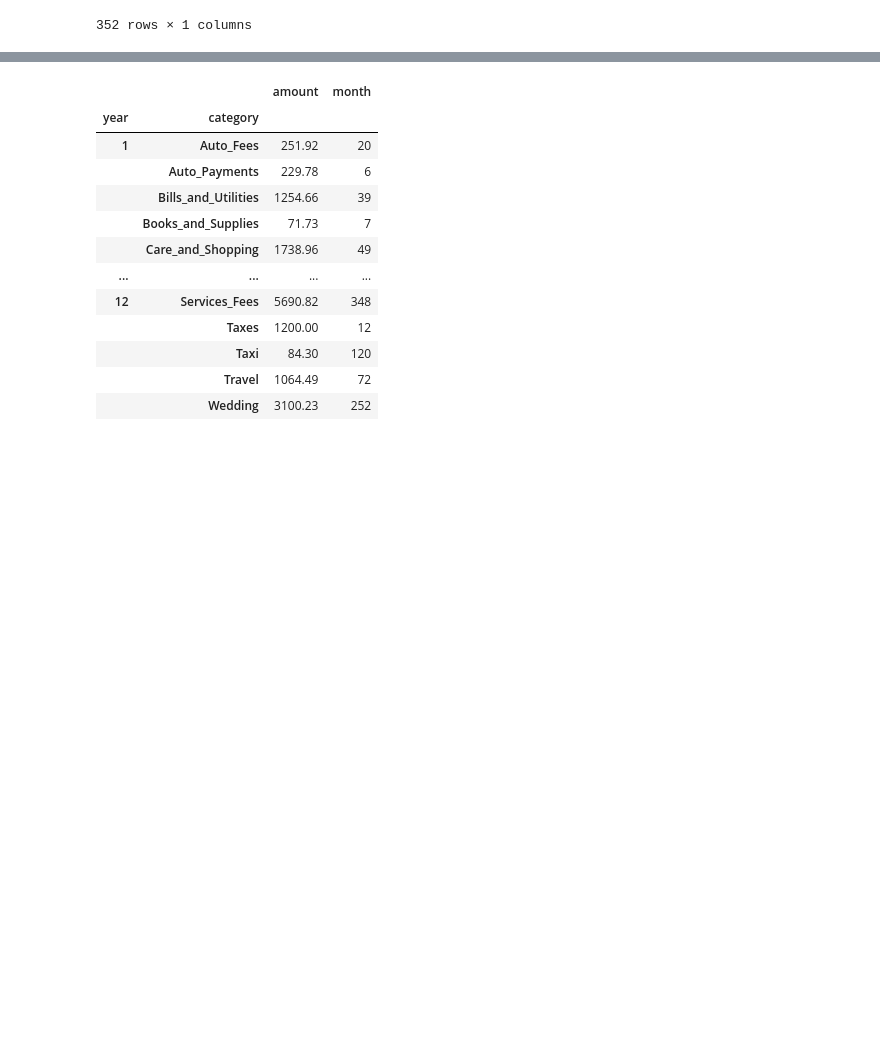
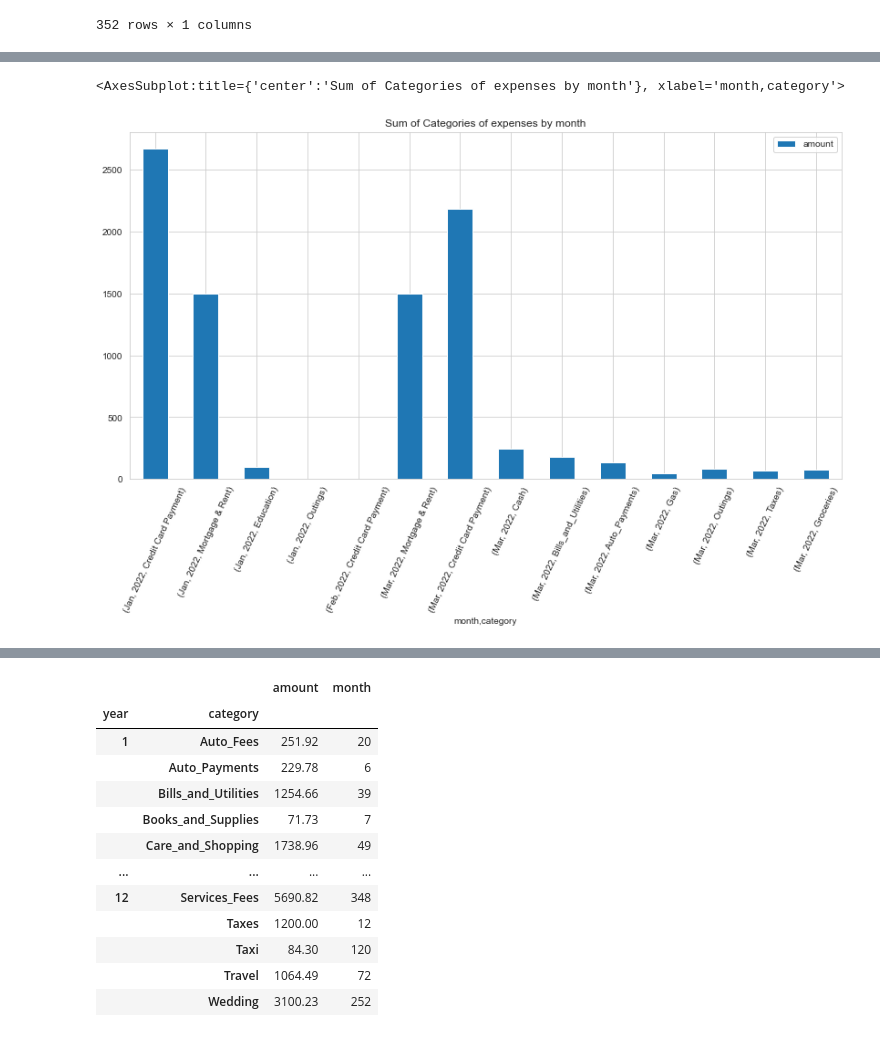
Before and after one commit to Severina7/personal_project, a Jupyter notebook: personal_project.ipynb, the cells around one changed output, grey strips where cells are left out. Drawn from its saved outputs; the diff is of its cells as text; code cells hidden in the pictures; blank space fills up the shorter version.

```diff
--- a/personal_project.ipynb
+++ b/personal_project.ipynb
@@ -803,0 +750,11 @@ b.plot(figsize=(14,7))
+# %%
+expenses['month'] = expenses.index.strftime('%b, %Y')
+# %%
+expenses.loc['Jan, 2022':'Mar, 2022'].groupby(['month', 'category'], sort=False).agg('sum').plot(kind='bar',
+                                                           figsize=(14, 7),
+                                                           legend=True,
+                                                           rot=65,
+                                                           title='Sum of Categories of expenses by month')
+# %% [output]
+<AxesSubplot:title={'center':'Sum of Categories of expenses by month'}, xlabel='month,category'>
+[figure, added]
```
Also changed, not shown: parts of 76 cells of this notebook.
